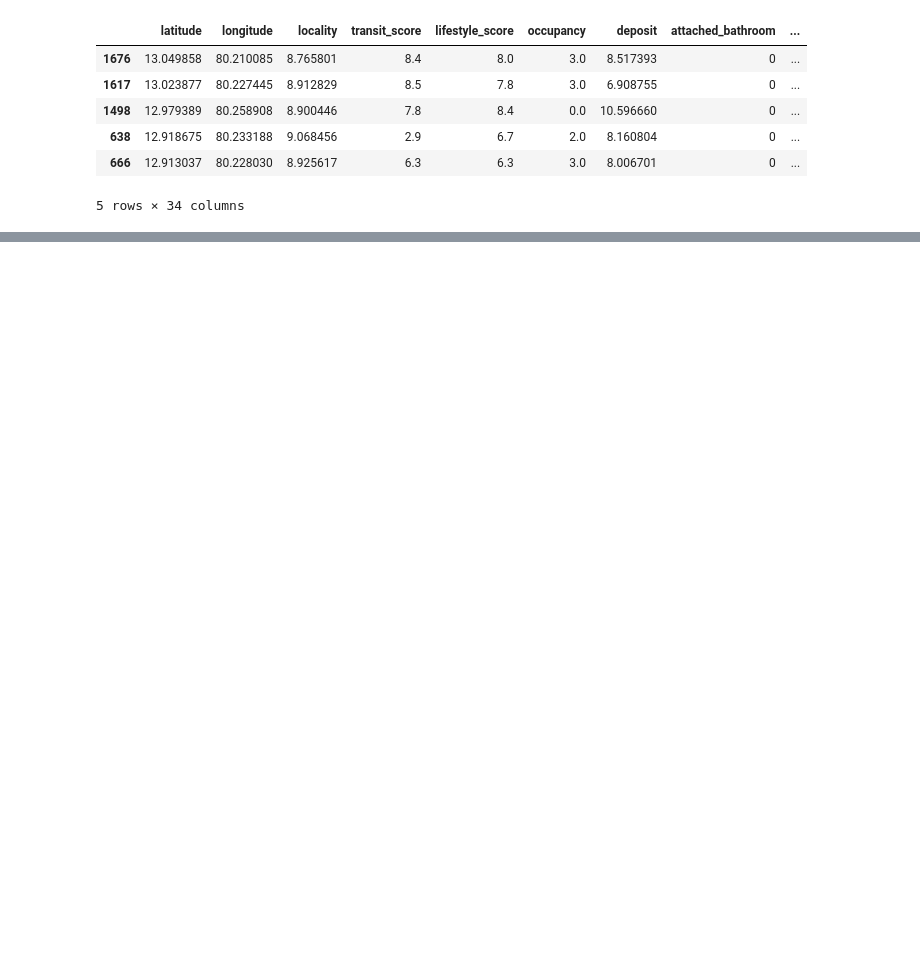
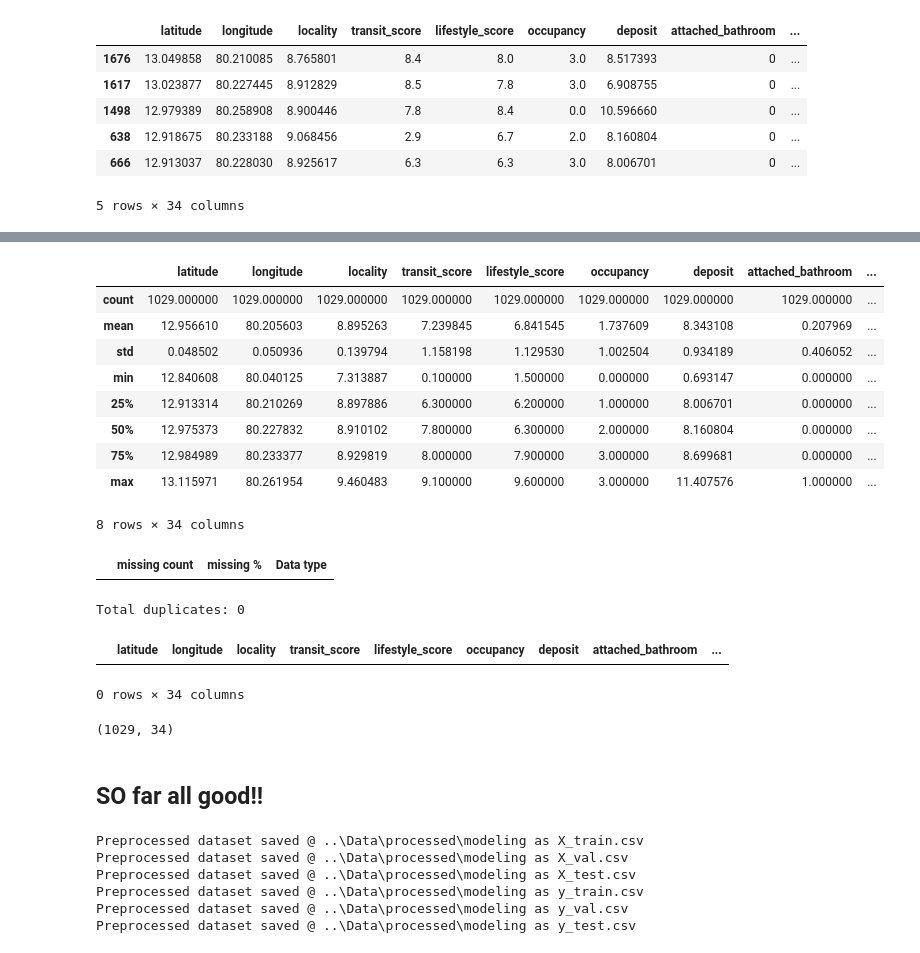
Before and after one commit to DineshMSDian/chennai-pg-price-predictor, a Jupyter notebook: Notebooks/06_Preprocessing.ipynb, the cells around one changed output, grey strips where cells are left out. Cells and saved outputs as stored; diff of their text form; code cells hidden in the pictures; blank space fills up the shorter version.

```diff
--- a/Notebooks/06_Preprocessing.ipynb
+++ b/Notebooks/06_Preprocessing.ipynb
@@ -475,0 +521,69 @@ X_train.head()
+# %%
+X_train.describe()
+# %% [output]
+|  | latitude | longitude | locality | transit_score | lifestyle_score | occupancy | deposit | attached_bathroom | ... |
+| count | 1029.000000 | 1029.000000 | 1029.000000 | 1029.000000 | 1029.000000 | 1029.000000 | 1029.000000 | 1029.000000 | ... |
+| mean | 12.956610 | 80.205603 | 8.895263 | 7.239845 | 6.841545 | 1.737609 | 8.343108 | 0.207969 | ... |
+| std | 0.048502 | 0.050936 | 0.139794 | 1.158198 | 1.129530 | 1.002504 | 0.934189 | 0.406052 | ... |
+| min | 12.840608 | 80.040125 | 7.313887 | 0.100000 | 1.500000 | 0.000000 | 0.693147 | 0.000000 | ... |
+| 25% | 12.913314 | 80.210269 | 8.897886 | 6.300000 | 6.200000 | 1.000000 | 8.006701 | 0.000000 | ... |
+| 50% | 12.975373 | 80.227832 | 8.910102 | 7.800000 | 6.300000 | 2.000000 | 8.160804 | 0.000000 | ... |
+| 75% | 12.984989 | 80.233377 | 8.929819 | 8.000000 | 7.900000 | 3.000000 | 8.699681 | 0.000000 | ... |
+| max | 13.115971 | 80.261954 | 9.460483 | 9.100000 | 9.600000 | 3.000000 | 11.407576 | 1.000000 | ... |
+8 rows × 34 columns
+# %%
+def missing_info(df):
+    missing_info = pd.DataFrame({
+        'missing count': df.isna().sum(),
+        'missing %': (df.isna().mean() * 100).round(2),
+        'Data type': df.dtypes,
+    })
+
+    missing_info = missing_info[missing_info['missing count'] > 0]
+    missing_info.sort_values('missing %', ascending = False)
+    return missing_info
+
+missing_info(X_train)
+# %% [output]
+|  | missing count | missing % | Data type |
+# %%
+def isDuplicates(df: pd.DataFrame):
+    print(f'Total duplicates: {df.duplicated().sum()}')
+    return df[df.duplicated(keep=False)].sort_values(by=df.columns.tolist()).head(20)
+
+isDuplicates(X_train)
+# %% [output]
+Total duplicates: 0
+|  | latitude | longitude | locality | transit_score | lifestyle_score | occupancy | deposit | attached_bathroom | ... |
+0 rows × 34 columns
+# %%
+X_train.shape
+# %% [output]
+(1029, 34)
+# %% [markdown]
+## SO far all good!!
+# %%
+from pathlib import Path
+
+def save_csv(df: pd.DataFrame | pd.Series, filename):
+    output_dir = Path('../Data/processed/modeling')
+    output_dir.mkdir(parents=True, exist_ok=True)
+
+    # save preprocessed dataset
+    df.to_csv(output_dir / filename, index=False)
+    print(f'Preprocessed dataset saved @ {output_dir} as {filename}')
+
+save_csv(X_train, 'X_train.csv')
+save_csv(X_val, 'X_val.csv')
+save_csv(X_test, 'X_test.csv')
+
+save_csv(y_train, 'y_train.csv')
+save_csv(y_val, 'y_val.csv')
+save_csv(y_test, 'y_test.csv')
+# %% [output]
+Preprocessed dataset saved @ ..\Data\processed\modeling as X_train.csv
+Preprocessed dataset saved @ ..\Data\processed\modeling as X_val.csv
+Preprocessed dataset saved @ ..\Data\processed\modeling as X_test.csv
+Preprocessed dataset saved @ ..\Data\processed\modeling as y_train.csv
+Preprocessed dataset saved @ ..\Data\processed\modeling as y_val.csv
+Preprocessed dataset saved @ ..\Data\processed\modeling as y_test.csv
```
Also changed, not shown: parts of 4 cells of this notebook.
